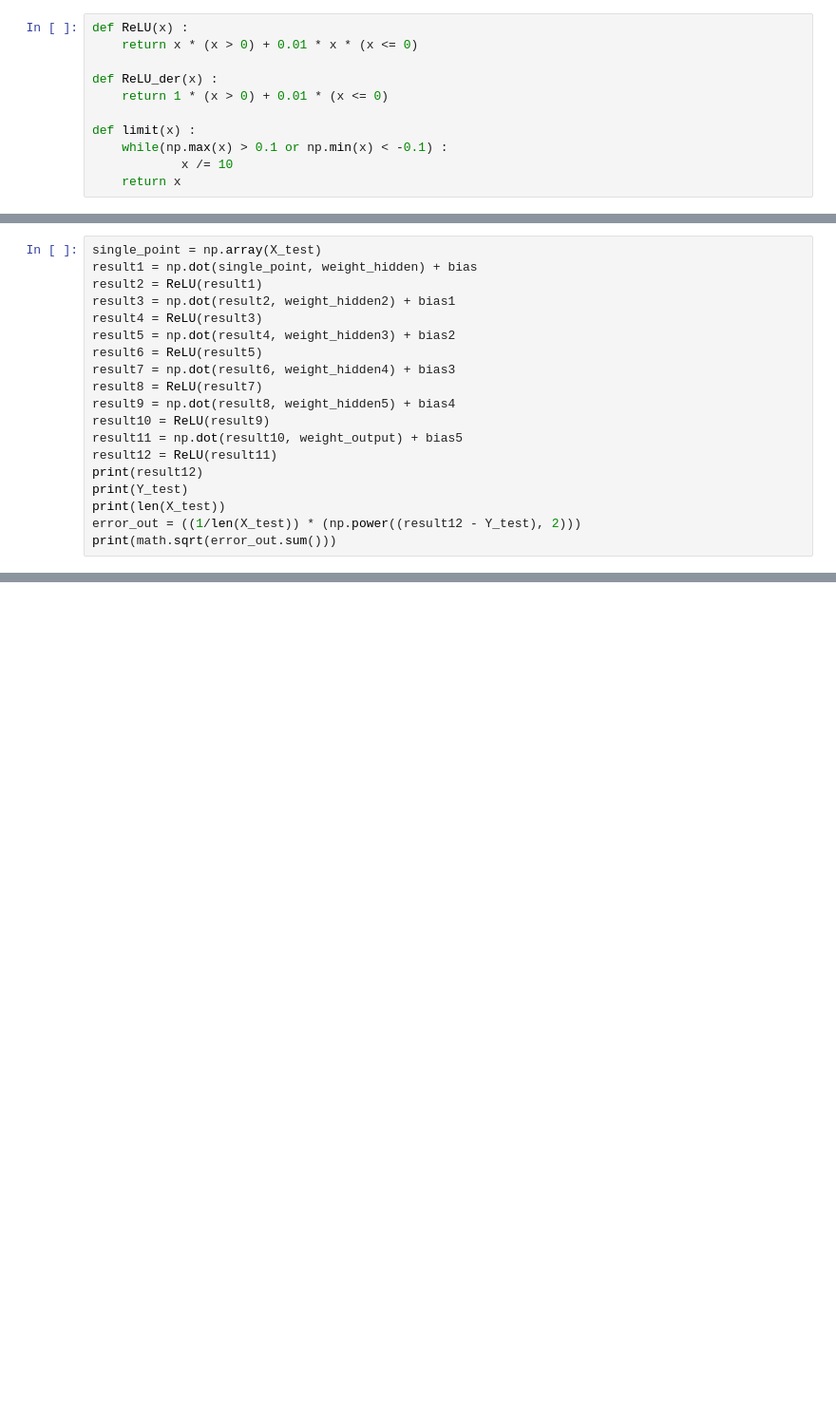
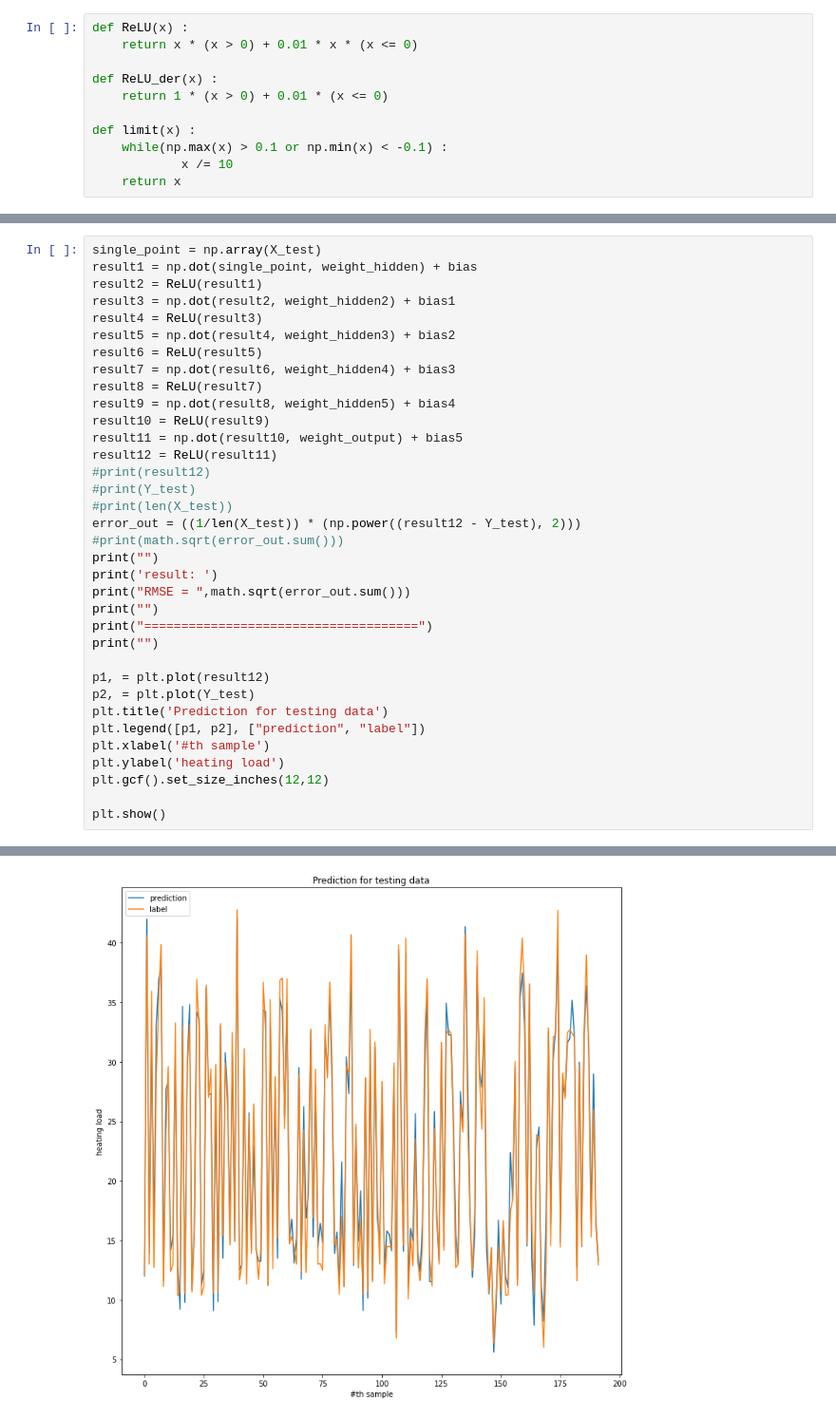
Before and after one commit to pc0062296/DLHW, a Jupyter notebook: DL_homework1-1.ipynb, the cells around one changed output, grey strips where cells are left out. Shown at 95% size. Saved outputs shown, nothing was run; the diff lists cells and outputs as text; blank space fills up the shorter version.

```diff
--- a/DL_homework1-1.ipynb
+++ b/DL_homework1-1.ipynb
@@ -520,9 +562,25 @@ result9 = np.dot(result8, weight_hidden5) + bias4
 result10 = ReLU(result9)
 result11 = np.dot(result10, weight_output) + bias5
 result12 = ReLU(result11)
-print(result12)
-print(Y_test)
-print(len(X_test))
+#print(result12)
+#print(Y_test)
+#print(len(X_test))
 error_out = ((1/len(X_test)) * (np.power((result12 - Y_test), 2)))
-print(math.sqrt(error_out.sum()))
+#print(math.sqrt(error_out.sum()))
+print("")
+print('result: ')
+print("RMSE = ",math.sqrt(error_out.sum()))
+print("")
+print("=====================================")
+print("")
+
+p1, = plt.plot(result12)
+p2, = plt.plot(Y_test)
+plt.title('Prediction for testing data')
+plt.legend([p1, p2], ["prediction", "label"])
+plt.xlabel('#th sample')
+plt.ylabel('heating load')
+plt.gcf().set_size_inches(12,12)
+
+plt.show()
 # %% [output]
@@ -545,0 +591 @@ print(math.sqrt(error_out.sum()))
+[figure, added]
```
Also changed, not shown: parts of 12 cells of this notebook.
